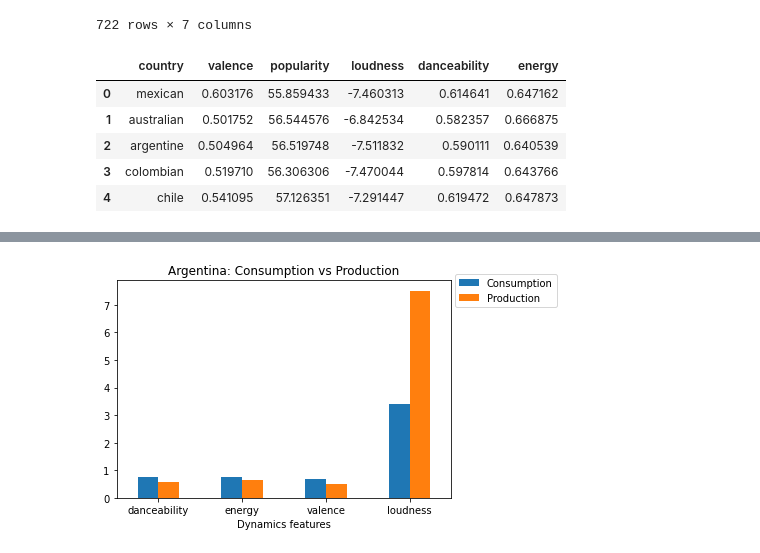
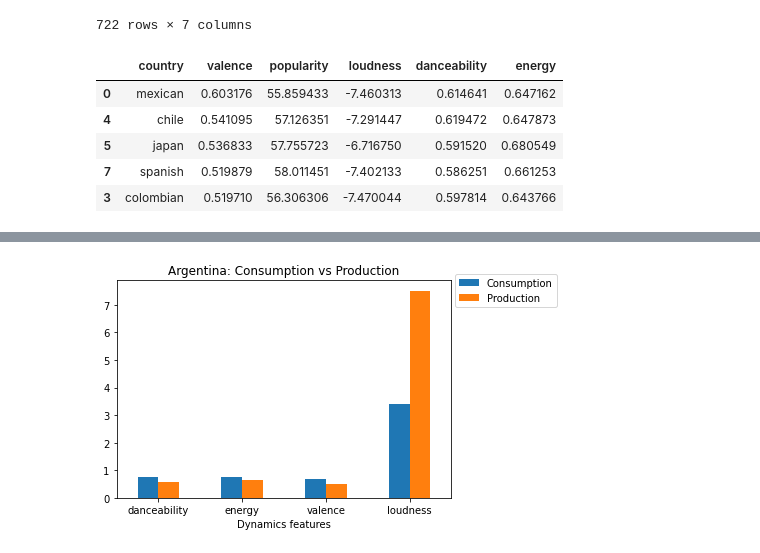
Before and after one commit to DataBerenicenz/Epsilon_Team, a Jupyter notebook: +Jonathan/Jonathan-last.ipynb, the cells around one changed output, grey strips where cells are left out. Cells and saved outputs as stored; diff of their text form; code cells hidden in the pictures.

```diff
--- a/+Jonathan/Jonathan-last.ipynb
+++ b/+Jonathan/Jonathan-last.ipynb
@@ -35,6 +36,14 @@ generes_energy_fil
 | 721 | 183 | baltic classical | 0.019407 | 0.23675 | -33.47625 | 52.25 | 0.1042 |
 722 rows × 7 columns
 # %%
+
+genre_val = []
+genre_dan = []
+genre_lou = []
+genre_ene = []
+genre_pop = []
+local_gen = []
+
 genre = []
 valence = 0
 popularity = 0
@@ -42,35 +51,44 @@ loudness = 0
 danceability = 0
 energy = 0
 valences = []
 popularities = []
 loudnesses = []
 danceabilities = []
 energies = []
 countries =["mexican", "australian", "argentine", "colombian", "chile", "japan", "chinese", "spanish", "canadian",
             "american", "french", "german", "russia", "indonesian", "indian", "south african", "nigerian",
            "belgian", "brazil", "british", "czech", "danish", "dutch", "greek", "icelandic", "israeli"]
 for country in countries:
     for i in range(len(generes_energy_fil["genres"])):
         if country in generes_energy_fil["genres"][i]:
             genre.append(generes_energy_fil["genres"][i])
+            genre_val.append(generes_energy_fil["valence"][i])
+            genre_pop.append(generes_energy_fil["popularity"][i])
+            genre_lou.append(generes_energy_fil["loudness"][i])
+            genre_dan.append(generes_energy_fil["danceability"][i])
+            genre_ene.append(generes_energy_fil["energy"][i])
             valence += generes_energy_fil["valence"][i]
             popularity += generes_energy_fil["popularity"][i]
             loudness += generes_energy_fil["loudness"][i]
             danceability += generes_energy_fil["danceability"][i]
             energy += generes_energy_fil["energy"][i]
     popularities.append(popularity/len(genre))
     valences.append(valence/len(genre))
     loudnesses.append(loudness/len(genre))
     danceabilities.append(danceability/len(genre))
     energies.append(energy/len(genre))
 
+
 countries_filtered_df = pd.DataFrame({"country": countries, "valence": valences, "popularity": popularities, "loudness": loudnesses,
                             "danceability": danceabilities, "energy": energies})
-countries_filtered_df.head()
+
+countries_sort = countries_filtered_df.sort_values(by=['valence'], ascending=False)
+
+countries_sort.head()
 # %% [output]
 |  | country | valence | popularity | loudness | danceability | energy |
 | 0 | mexican | 0.603176 | 55.859433 | -7.460313 | 0.614641 | 0.647162 |
-| 1 | australian | 0.501752 | 56.544576 | -6.842534 | 0.582357 | 0.666875 |
-| 2 | argentine | 0.504964 | 56.519748 | -7.511832 | 0.590111 | 0.640539 |
+| 4 | chile | 0.541095 | 57.126351 | -7.291447 | 0.619472 | 0.647873 |
+| 5 | japan | 0.536833 | 57.755723 | -6.716750 | 0.591520 | 0.680549 |
+| 7 | spanish | 0.519879 | 58.011451 | -7.402133 | 0.586251 | 0.661253 |
 | 3 | colombian | 0.519710 | 56.306306 | -7.470044 | 0.597814 | 0.643766 |
-| 4 | chile | 0.541095 | 57.126351 | -7.291447 | 0.619472 | 0.647873 |
```
Also changed, not shown: parts of 20 cells of this notebook, 10 other files.
